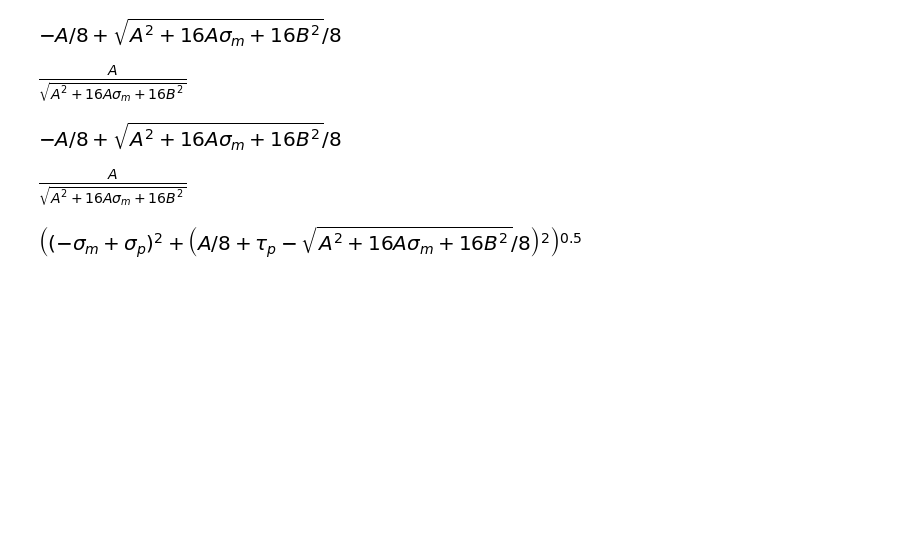
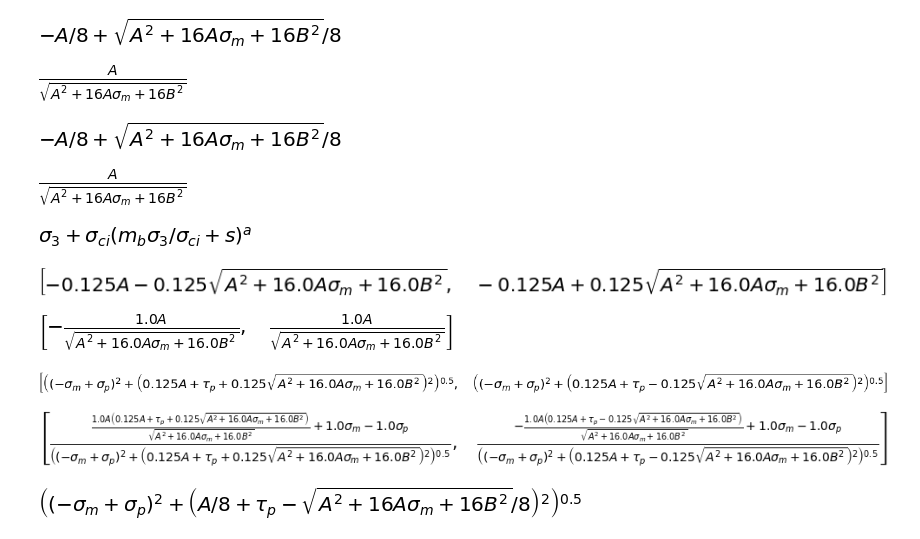
Before and after one commit to romanzes637/Hoek-Brown, a Jupyter notebook: Hoek_Brown.ipynb, the cells around one changed output. Saved outputs shown, nothing was run; the diff lists cells and outputs as text; code cells hidden in the pictures; blank space fills up the shorter version.

Commit message:
plot factories

```diff
--- a/Hoek_Brown.ipynb
+++ b/Hoek_Brown.ipynb
@@ -102,10 +248,15 @@ d_tau()
 [figure]
 # %%
 sym.init_printing(use_latex='matplotlib', use_unicode=True)  # rendered LaTeX
-tau()
-# %% [output]
-[figure, removed]
+# %%
+tau()
+# %% [output]
+[figure, added]
 # %%
 d_tau()
 # %% [output]
 [figure]
+# %%
+ghb_p()
+# %% [output]
+[figure, added]
@@ -112,3 +265,19 @@ d_tau()
+# %%
+hb_m()
+# %% [output]
+[figure, added]
+# %%
+d_hb_m()
+# %% [output]
+[figure, added]
+# %%
+hb_m_dist()
+# %% [output]
+[figure, added]
+# %%
+d_hb_m_dist()
+# %% [output]
+[figure, added]
 # %%
 dist()
 # %% [output]
```
Also changed, not shown: parts of 12 cells of this notebook.
